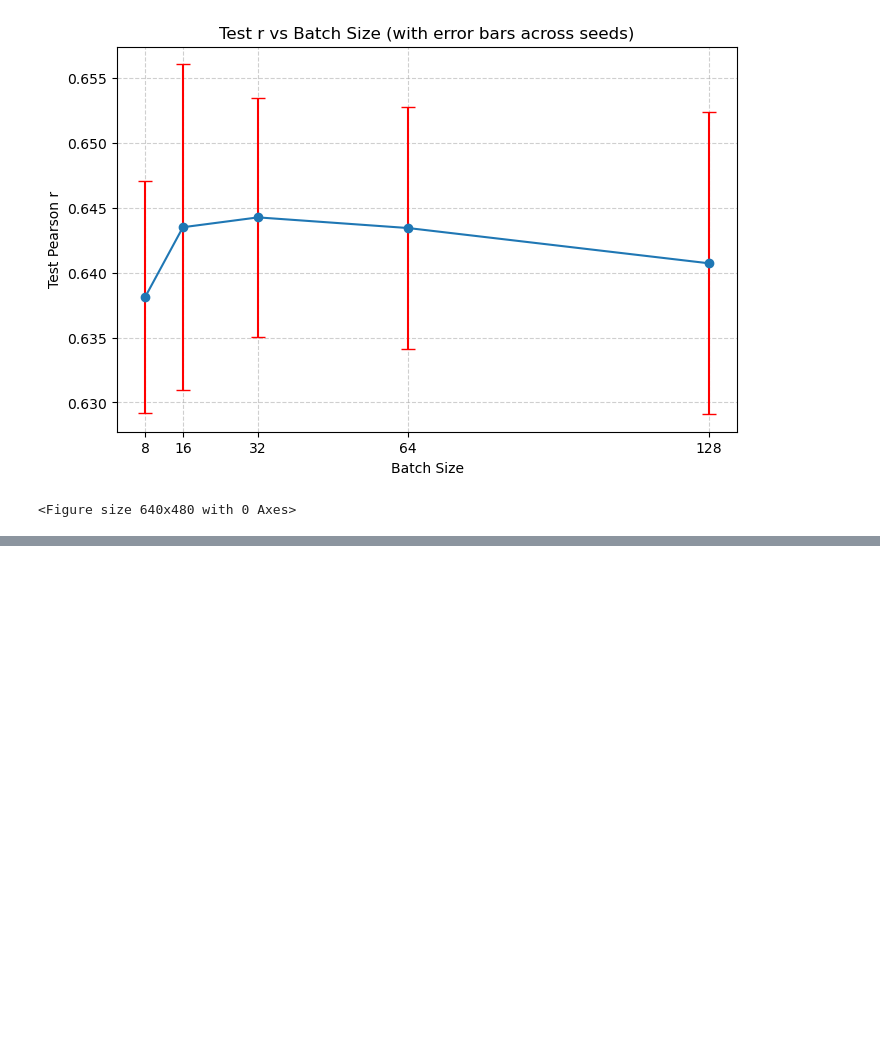
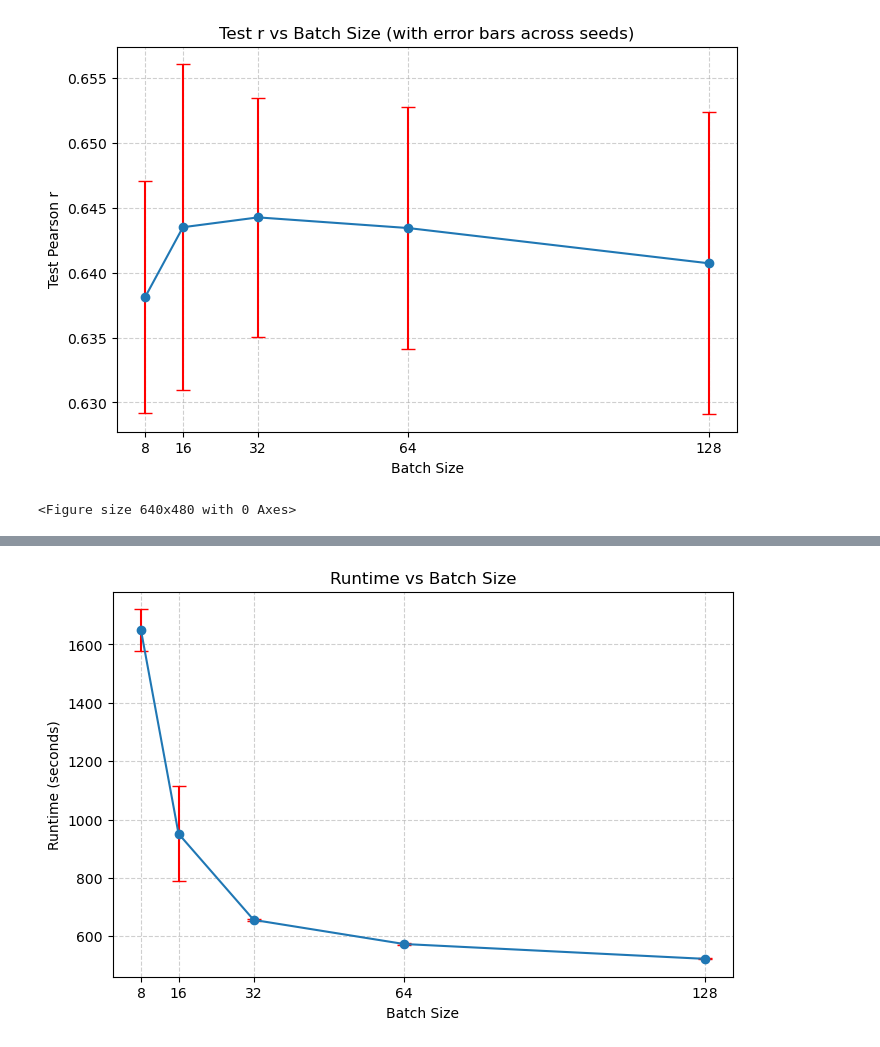
Before and after one commit to brianthuynh10/dsc180-capstone, a Jupyter notebook: notebooks/week6_task.ipynb, the cells around one changed output, grey strips where cells are left out. Drawn from its saved outputs; the diff is of its cells as text; code cells hidden in the pictures; blank space fills up the shorter version.

```diff
--- a/notebooks/week6_task.ipynb
+++ b/notebooks/week6_task.ipynb
@@ -37,3 +37,5 @@ plt.tight_layout()
 # %% [output]
 [figure]
 <Figure size 640x480 with 0 Axes>
+# %%
+df2 = pd.read_csv('../data/week6_data.csv')
@@ -39,0 +50,18 @@ plt.tight_layout()
+# %%
+# create new column for batch size tags
+def helper(name):
+    if 'bs8' in name:
+        return 8
+    elif 'bs16' in name:
+        return 16
+    elif 'bs32' in name:
+        return 32
+    elif 'bs64' in name:
+        return 64
+    elif 'bs128' in name:
+        return 128
+    else:
+        return np.nan
+df2['batch_size_tag'] = df2['Tags'].apply(helper)
+# %%
+summary2 = df2.groupby('batch_size_tag')['Runtime'].agg(['mean', 'std']).reset_index()
@@ -39,0 +77,20 @@ plt.tight_layout()
+# %%
+# Plot
+plt.figure(figsize=(8,5))
+plt.errorbar(
+    summary2['batch_size_tag'],
+    summary2['mean'],
+    yerr=summary2['std'],
+    fmt='o-',            # line + points
+    capsize=5,           # little cross bar at top of error bar
+    ecolor='red',  # color of error bar
+)
+
+plt.xlabel("Batch Size")
+plt.ylabel("Runtime (seconds)")
+plt.xticks(summary2['batch_size_tag'])
+plt.title("Runtime vs Batch Size")
+plt.grid(True, linestyle='--', alpha=0.6)
+plt.show()
+# %% [output]
+[figure, added]
```
Also changed, not shown: parts of 2 cells of this notebook, 5 other files.
